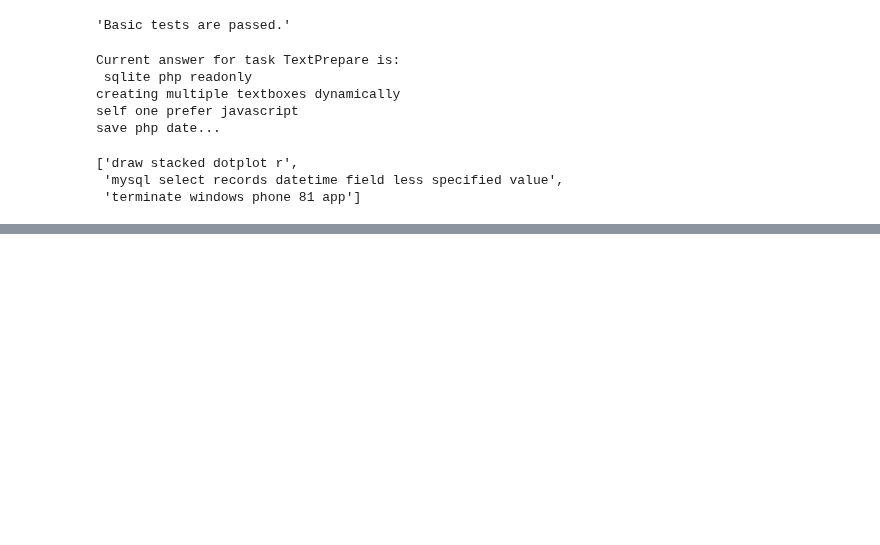
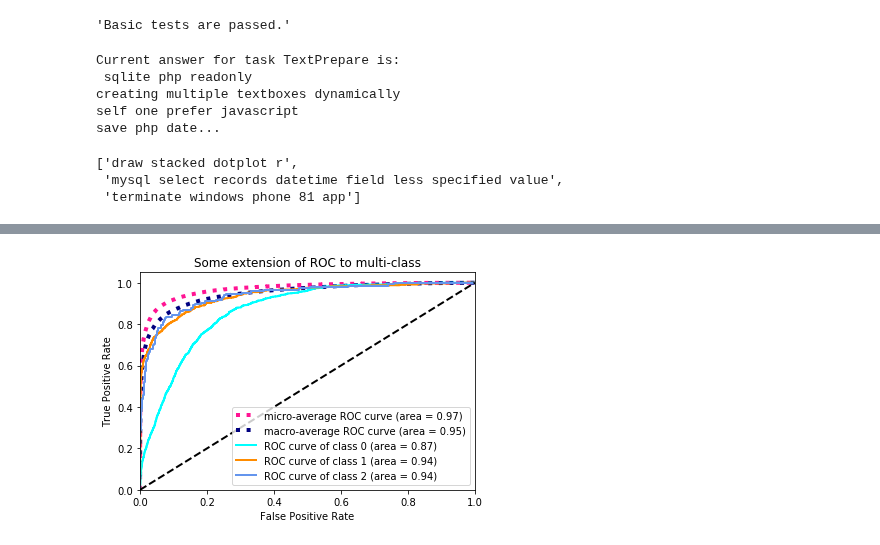
Before and after one commit to josh9191/hse-nlp, a Jupyter notebook: week1/week1.ipynb, the cells around one changed output, grey strips where cells are left out. Drawn from its saved outputs; the diff is of its cells as text; code cells hidden in the pictures; blank space fills up the shorter version.

```diff
--- a/week1/week1.ipynb
+++ b/week1/week1.ipynb
@@ -110,0 +324,5 @@ X_train[:3]
+# %%
+n_classes = len(tags_counts)
+roc_auc(y_val, y_val_predicted_scores_tfidf, n_classes)
+# %% [output]
+[figure, added]
```
Also changed, not shown: parts of 30 cells of this notebook, 1 other file.
